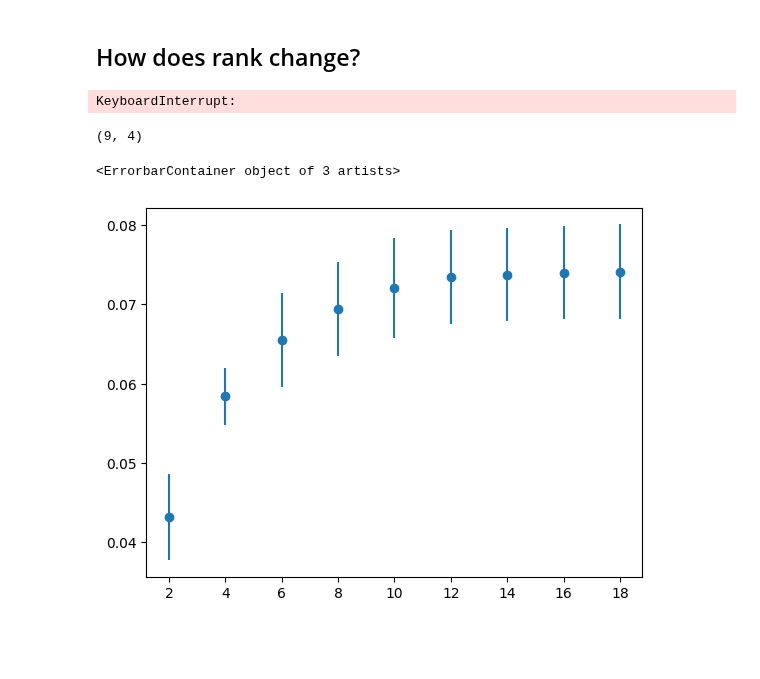
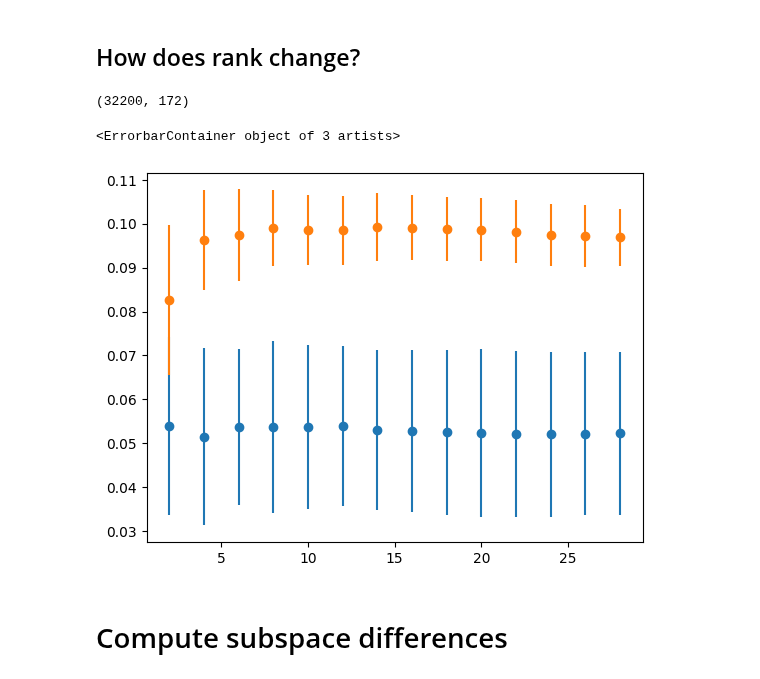
Before and after one commit to martinesparza/earthquake-analysis, a Jupyter notebook: notebooks/subspaces/adaptive_subspaces.ipynb, the cells around one changed output. Drawn from its saved outputs; the diff is of its cells as text; code cells hidden in the pictures; blank space fills up the shorter version.

```diff
--- a/notebooks/subspaces/adaptive_subspaces.ipynb
+++ b/notebooks/subspaces/adaptive_subspaces.ipynb
@@ -50,9 +50,8 @@ Resulting CP_spikes ephys data shape is (NxT): (172, 60000)
 Resulting MOp_spikes ephys data shape is (NxT): (178, 60000)
 # %%
 df_trials = pyal.select_trials(df_, df_.trial_name == 'trial')
-df_trials = dt.add_pca_df(df_trials, n_components=30)
+df_trials = dt.add_pca_df(df_trials)
 df_trials = dt.add_bhv(df_trials)
 df_trials = dt.remove_trials_wo_motion_before_event(df_trials, 'idx_motion', 'idx_sol_on')
-df_trials = pyal.restrict_to_interval(df_trials, 'idx_sol_on', rel_start = -200, rel_end= 300)
 # %% [output]
 Dropped 11 of 333 rows (3.30%).
@@ -122,28 +190,67 @@ ax.legend()
 ## How does rank change?
 # %%
 area_from = 'MOp'
-areas = 'CP'
+area = 'CP'
 scores = []
-ranks = np.arange(2, 20, step=2)
+ranks = np.arange(2, 30, step=2)
 for rank in tqdm(ranks):
     score = cross_val_score(
-        decode.ReducedRankRegressorBence(rank=rank),
+        decode.ReducedRankRegressorBenceGPU(rank=rank),
         np.concatenate(df_trials[f'{area_from}_rates']),
         np.concatenate(df_trials[f'{area}_rates']),
         scoring=decode.get_custom_scorer(),
-        cv=4
+        cv=5
     )
     scores.append(score)
 scores = np.array(scores)
-# %% [output]
-KeyboardInterrupt:
+# %%
+y.shape
+# %% [output]
+(32200, 172)
+# %%
+signal_x = 'MOp_rates_pca'
+signal_y = 'CP_rates_pca'
+
+scores_dict = {}
+for time_window, pre_post in zip([(50, 100), (200, 250)], ['pre', 'post']):
+    X = np.stack(df_trials[signal_x].values)
+    y = np.stack(df_trials[signal_y].values)
+    _, _, n_feat_in = X.shape
+    _, _, n_feat_out = y.shape
+
+    # Slice time window and reshape
+    X, y = (
+        X[:, time_window[0] : time_window[1], :],
+        y[:, time_window[0] : time_window[1], :],
+    )
+    X, y = X.reshape(-1, n_feat_in), y.reshape(-1, n_feat_out)
+
+    scores = []
+    ranks = np.arange(2, 30, step=2)
+    for rank in tqdm(ranks):
+        score = cross_val_score(
+            decode.ReducedRankRegressorBenceGPU(rank=rank),
+            X,
+            y,
+            scoring=decode.get_custom_scorer(),
+            cv=4
+        )
+        scores.append(score)
+    scores = np.array(scores)
+    scores_dict[pre_post] = scores
 # %%
-scores.shape
+mempool = cp.get_default_memory_pool()
+pinned_mempool = cp.get_default_pinned_memory_pool()
+
+# Clear the memory pool.
+mempool.free_all_blocks()
+pinned_mempool.free_all_blocks()
-# %% [output]
-(9, 4)
 # %%
 fig, ax = plt.subplots()
-ax.errorbar(ranks, scores.mean(-1), scores.std(-1), fmt='o')
+ax.errorbar(ranks, scores_dict['pre'].mean(-1), scores_dict['pre'].std(-1), fmt='o')
+ax.errorbar(ranks, scores_dict['post'].mean(-1), scores_dict['post'].std(-1), fmt='o')
 # %% [output]
 <ErrorbarContainer object of 3 artists>
-[figure, old version]
+[figure, new version]
+# %% [markdown]
+# Compute subspace differences
```
Also changed, not shown: parts of 12 cells of this notebook, 8 other files.
